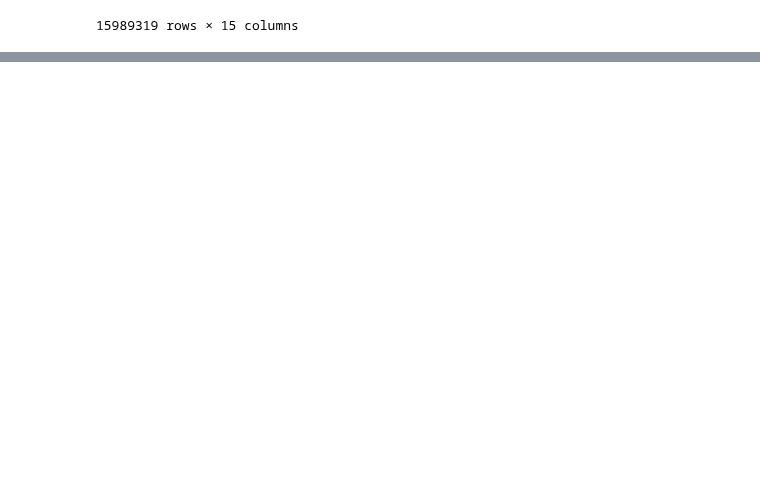
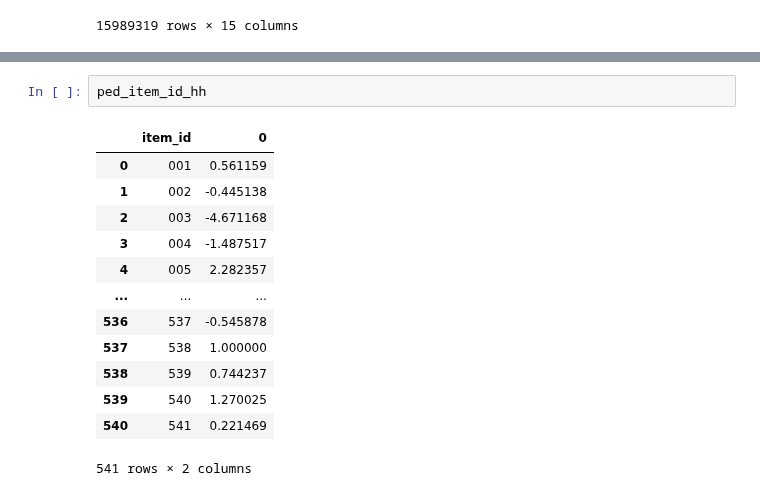
Before and after one commit to aaronmonash24/FYP, a Jupyter notebook: Data Analysis/PED.ipynb, the cells around one changed output, grey strips where cells are left out. Saved outputs shown, nothing was run; the diff lists cells and outputs as text; blank space fills up the shorter version.

```diff
--- a/Data Analysis/PED.ipynb
+++ b/Data Analysis/PED.ipynb
@@ -237,0 +258,16 @@ ped_id = ped_id.reset_index()
+# %%
+ped_item_id_hh
+# %% [output]
+|  | item_id | 0 |
+| 0 | 001 | 0.561159 |
+| 1 | 002 | -0.445138 |
+| 2 | 003 | -4.671168 |
+| 3 | 004 | -1.487517 |
+| 4 | 005 | 2.282357 |
+| ... | ... | ... |
+| 536 | 537 | -0.545878 |
+| 537 | 538 | 1.000000 |
+| 538 | 539 | 0.744237 |
+| 539 | 540 | 1.270025 |
+| 540 | 541 | 0.221469 |
+541 rows × 2 columns
```
Also changed, not shown: parts of 3 cells of this notebook, 2 other files.
